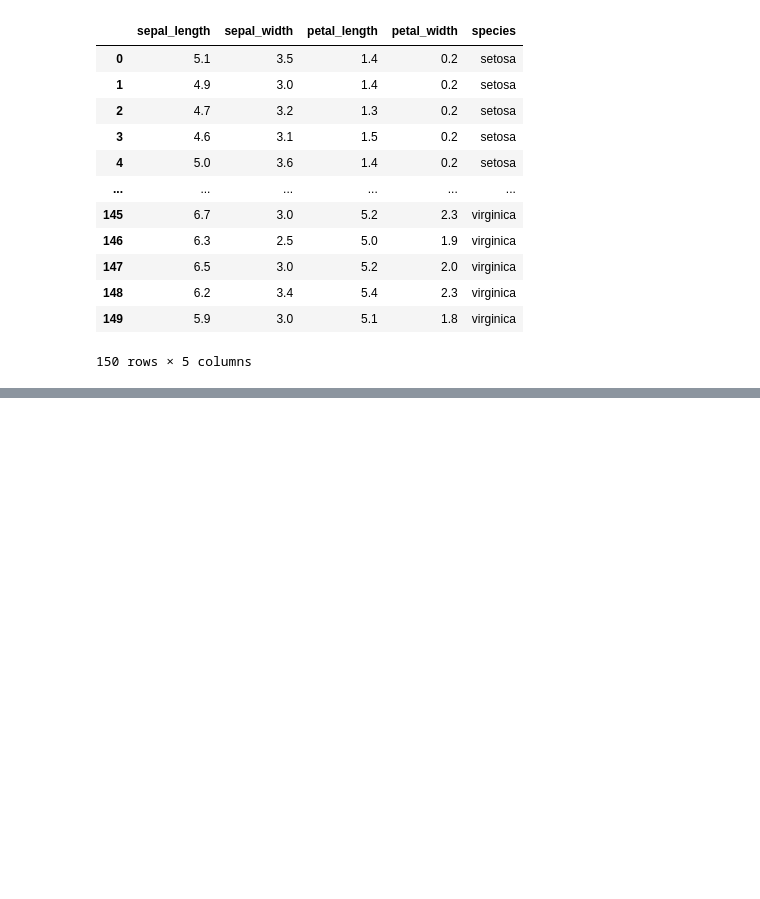
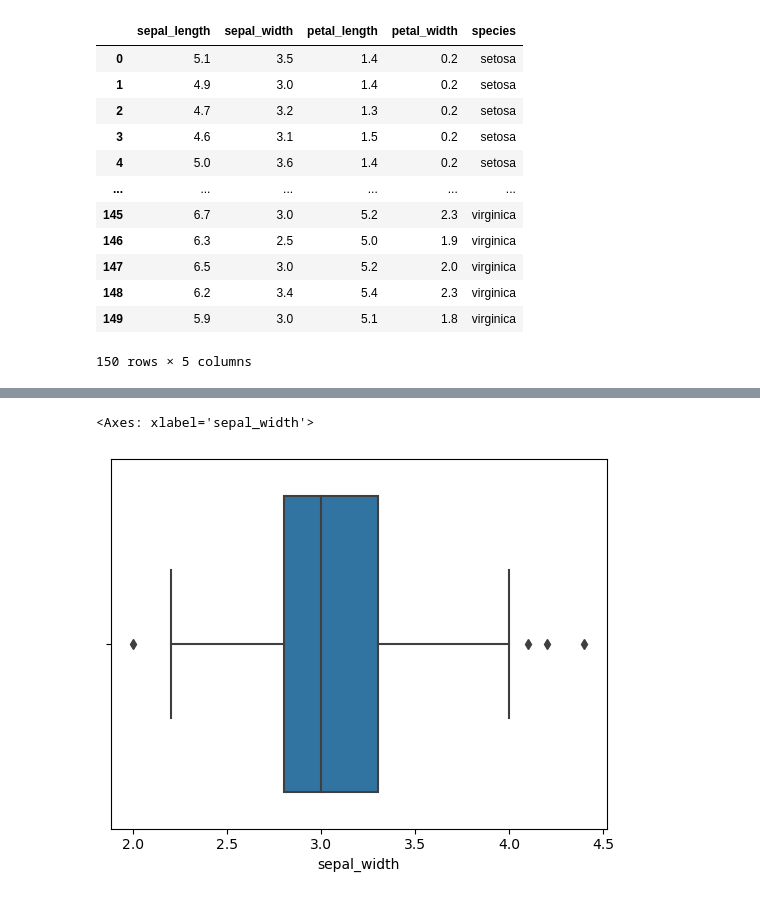
Before and after one commit to MJanbandhu/My-Practice, a Jupyter notebook: Seaborn.ipynb, the cells around one changed output, grey strips where cells are left out. Cells and saved outputs as stored; diff of their text form; code cells hidden in the pictures; blank space fills up the shorter version.

```diff
--- a/Seaborn.ipynb
+++ b/Seaborn.ipynb
@@ -30,0 +88,7 @@ dat
+# %%
+# It is used to represent the numerical data.
+# Boxplot is used to check the outliers in the dataset
+sns.boxplot(x='sepal_width',data=data)
+# %% [output]
+<Axes: xlabel='sepal_width'>
+[figure, added]
```
Also changed, not shown: parts of 9 cells of this notebook.
